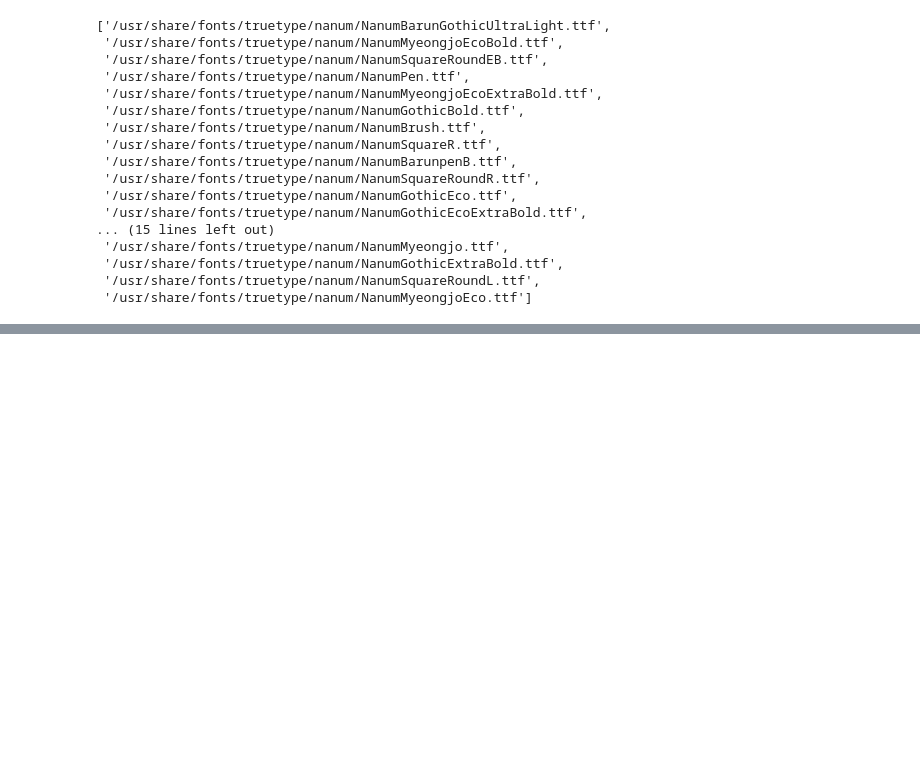
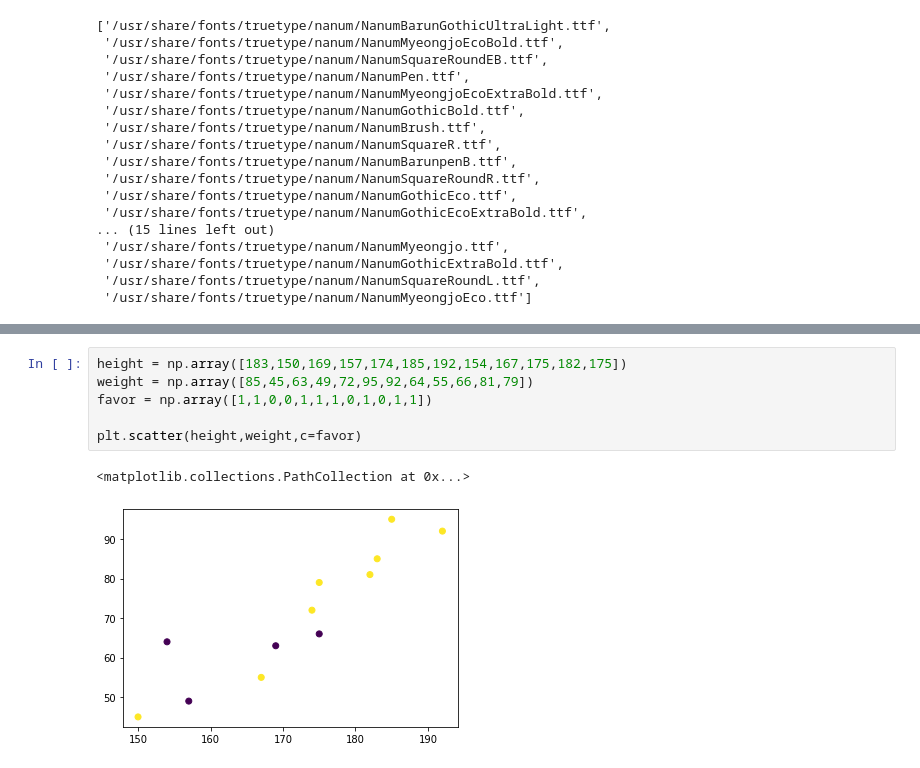
Before and after one commit to eaglehkim/python, a Jupyter notebook: prac2.ipynb, the cells around one changed output, grey strips where cells are left out. Cells and saved outputs as stored; diff of their text form; blank space fills up the shorter version.

```diff
--- a/prac2.ipynb
+++ b/prac2.ipynb
@@ -2602,0 +2790,9 @@ nanum_font     # 나눔체 확인~~
+# %%
+height = np.array([183,150,169,157,174,185,192,154,167,175,182,175])
+weight = np.array([85,45,63,49,72,95,92,64,55,66,81,79])
+favor = np.array([1,1,0,0,1,1,1,0,1,0,1,1])
+
+plt.scatter(height,weight,c=favor)
+# %% [output]
+<matplotlib.collections.PathCollection at 0x...>
+[figure, added]
```
Also changed, not shown: parts of 24 cells of this notebook.
